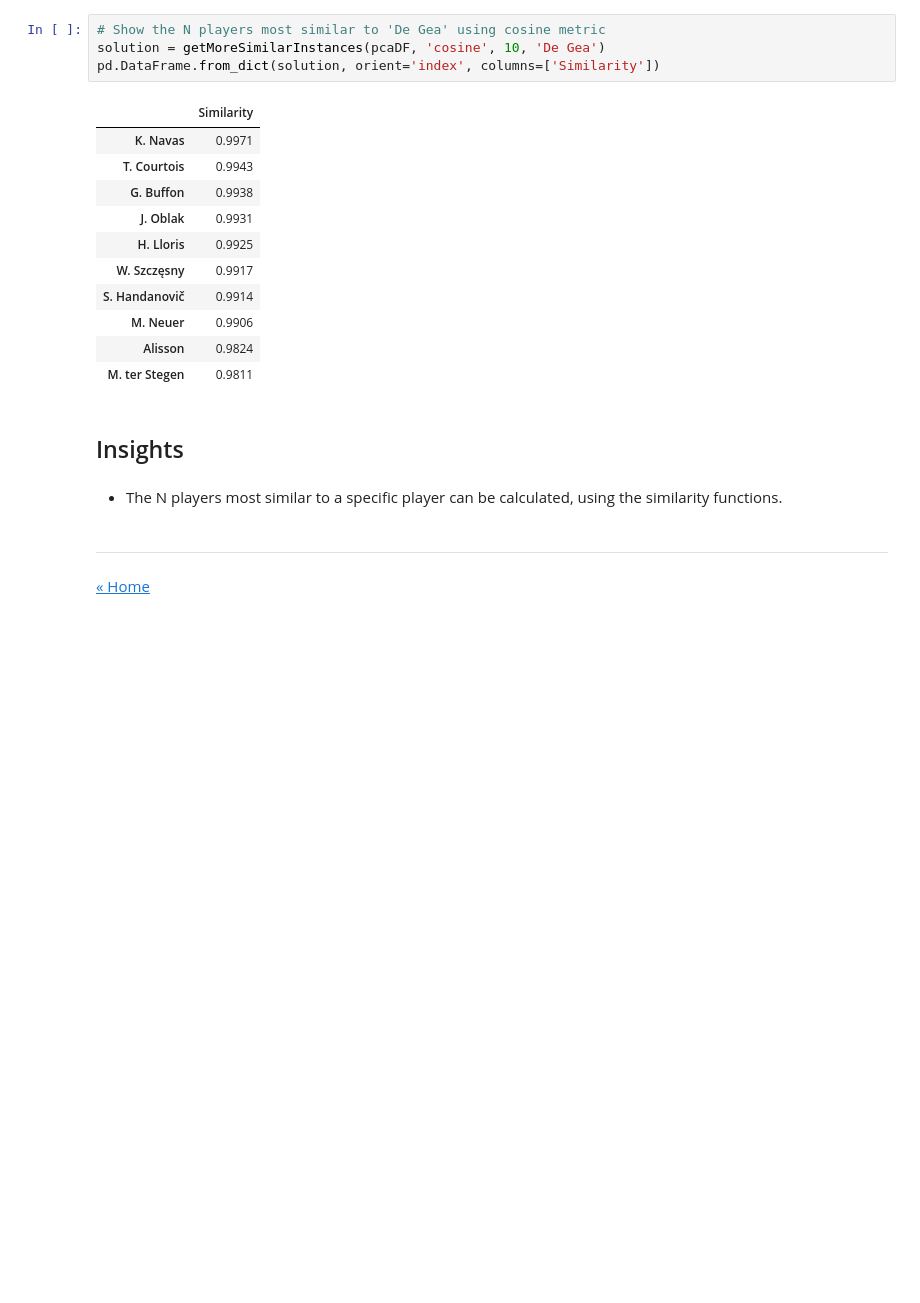
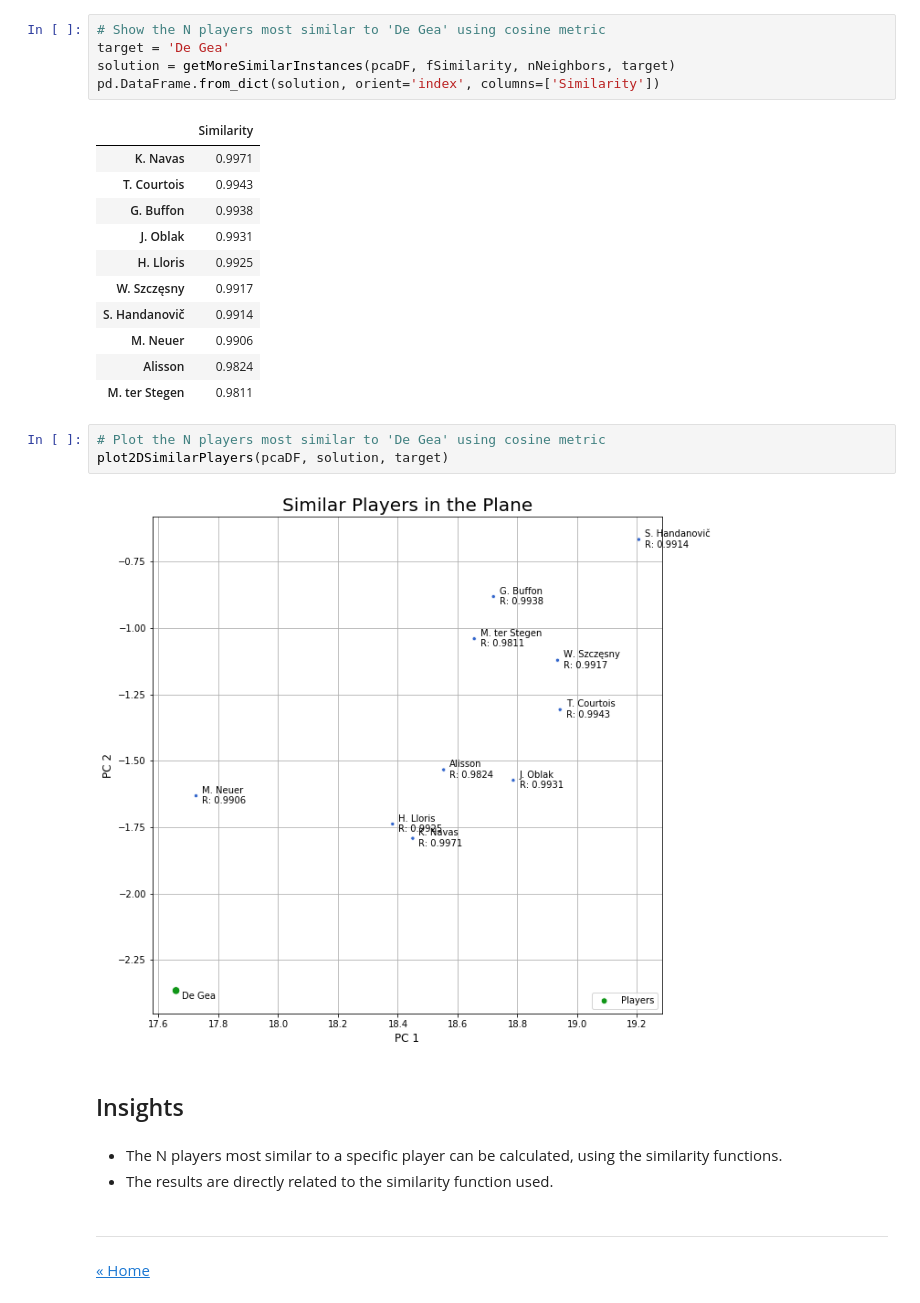
Before and after one commit to ansegura7/DataScience_FIFA19Data, a Jupyter notebook: code/SimilarityFunctions.ipynb, the cells around one changed output. Saved outputs shown, nothing was run; the diff lists cells and outputs as text; blank space fills up the shorter version.

```diff
--- a/code/SimilarityFunctions.ipynb
+++ b/code/SimilarityFunctions.ipynb
@@ -216,6 +274,7 @@ pd.DataFrame.from_dict(solution, orient='index', columns=['Similarity'])
 # %%
 # Show the N players most similar to 'De Gea' using cosine metric
-solution = getMoreSimilarInstances(pcaDF, 'cosine', 10, 'De Gea')
+target = 'De Gea'
+solution = getMoreSimilarInstances(pcaDF, fSimilarity, nNeighbors, target)
 pd.DataFrame.from_dict(solution, orient='index', columns=['Similarity'])
 # %% [output]
 |  | Similarity |
@@ -229,10 +288,16 @@ pd.DataFrame.from_dict(solution, orient='index', columns=['Similarity'])
 | M. Neuer | 0.9906 |
 | Alisson | 0.9824 |
 | M. ter Stegen | 0.9811 |
+# %%
+# Plot the N players most similar to 'De Gea' using cosine metric
+plot2DSimilarPlayers(pcaDF, solution, target)
+# %% [output]
+[figure, added]
 # %% [markdown]
 ## Insights
 # %% [markdown]
 - The N players most similar to a specific player can be calculated, using the similarity functions.
+- The results are directly related to the similarity function used.
 # %% [markdown]
 ---
 <a href="https://ansegura7.github.io/DataScience_FIFA19Data/">&laquo; Home</a>
```
Also changed, not shown: parts of 8 cells of this notebook, 1 other file.
